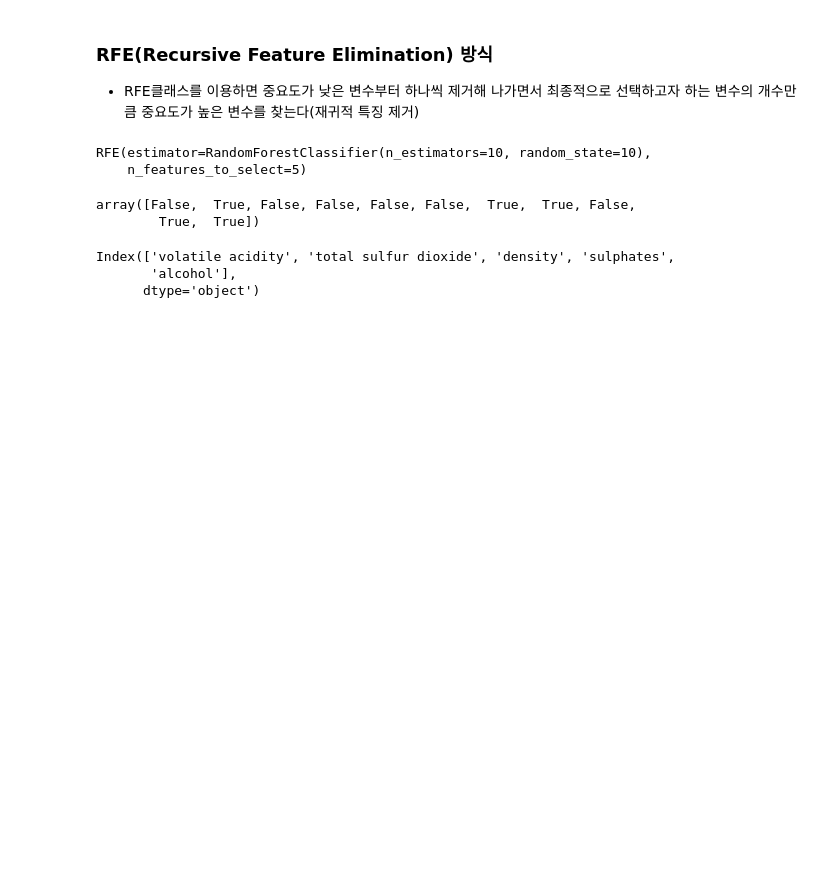
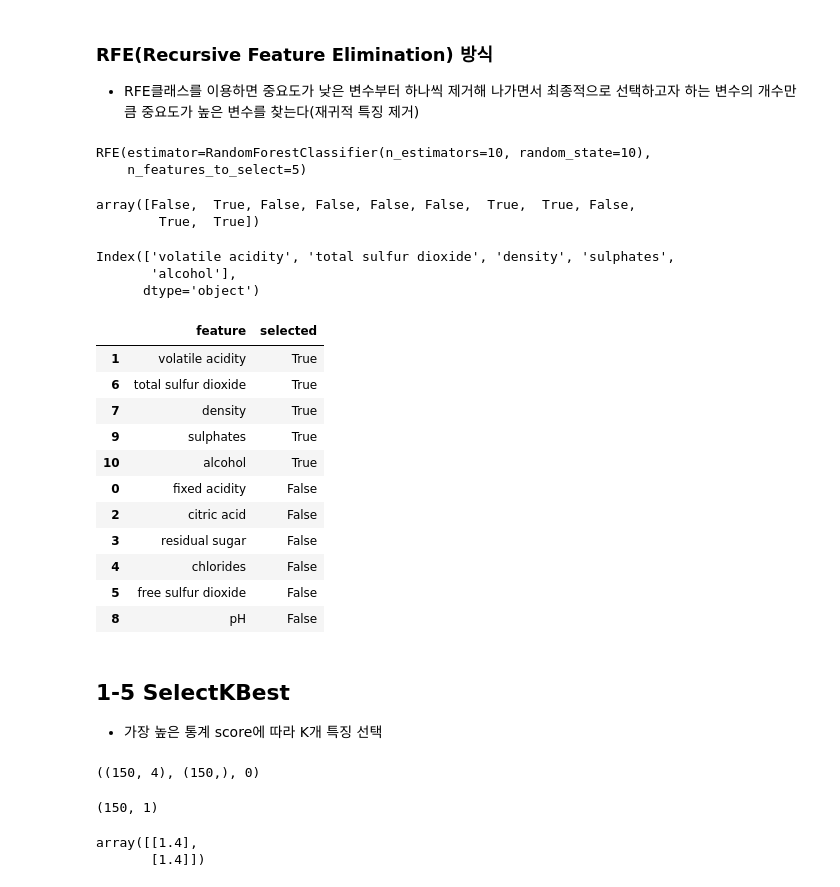
Before and after one commit to yisy0703/ai, a Jupyter notebook: source/13_MachineLearning/4장_머신러닝_모형최적화.ipynb, the cells around one changed output. Saved outputs shown, nothing was run; the diff lists cells and outputs as text; code cells hidden in the pictures; blank space fills up the shorter version.

```diff
--- a/source/13_MachineLearning/4장_머신러닝_모형최적화.ipynb
+++ b/source/13_MachineLearning/4장_머신러닝_모형최적화.ipynb
@@ -218,0 +217,40 @@ Index(['volatile acidity', 'total sulfur dioxide', 'density', 'sulphates',
+# %%
+# 선택된 변수와 선택되지 못한 변수
+features_rfe = pd.DataFrame(data=np.c_[X.columns,
+                                      rfe_model.get_support()],
+                           columns=['feature', 'selected'])
+features_rfe.sort_values(by='selected', ascending=False)
+# %% [output]
+|  | feature | selected |
+| 1 | volatile acidity | True |
+| 6 | total sulfur dioxide | True |
+| 7 | density | True |
+| 9 | sulphates | True |
+| 10 | alcohol | True |
+| 0 | fixed acidity | False |
+| 2 | citric acid | False |
+| 3 | residual sugar | False |
+| 4 | chlorides | False |
+| 5 | free sulfur dioxide | False |
+| 8 | pH | False |
+# %% [markdown]
+## 1-5 SelectKBest
+- 가장 높은 통계 score에 따라 K개 특징 선택
+# %%
+from sklearn.datasets import load_iris
+from sklearn.feature_selection import SelectKBest, chi2
+X, y = load_iris(return_X_y=True)
+X.shape, y.shape, y[0]
+# %% [output]
+((150, 4), (150,), 0)
+# %%
+# y는 범주형, X는 연속형일 때 적합한 통계량은 chi2
+X_new = SelectKBest(chi2, k=1).fit_transform(X, y)
+X_new.shape
+# %% [output]
+(150, 1)
+# %%
+X_new[:2] #petal_length
+# %% [output]
+array([[1.4],
+       [1.4]])
```
Also changed, not shown: parts of 17 cells of this notebook, 1 other file.
